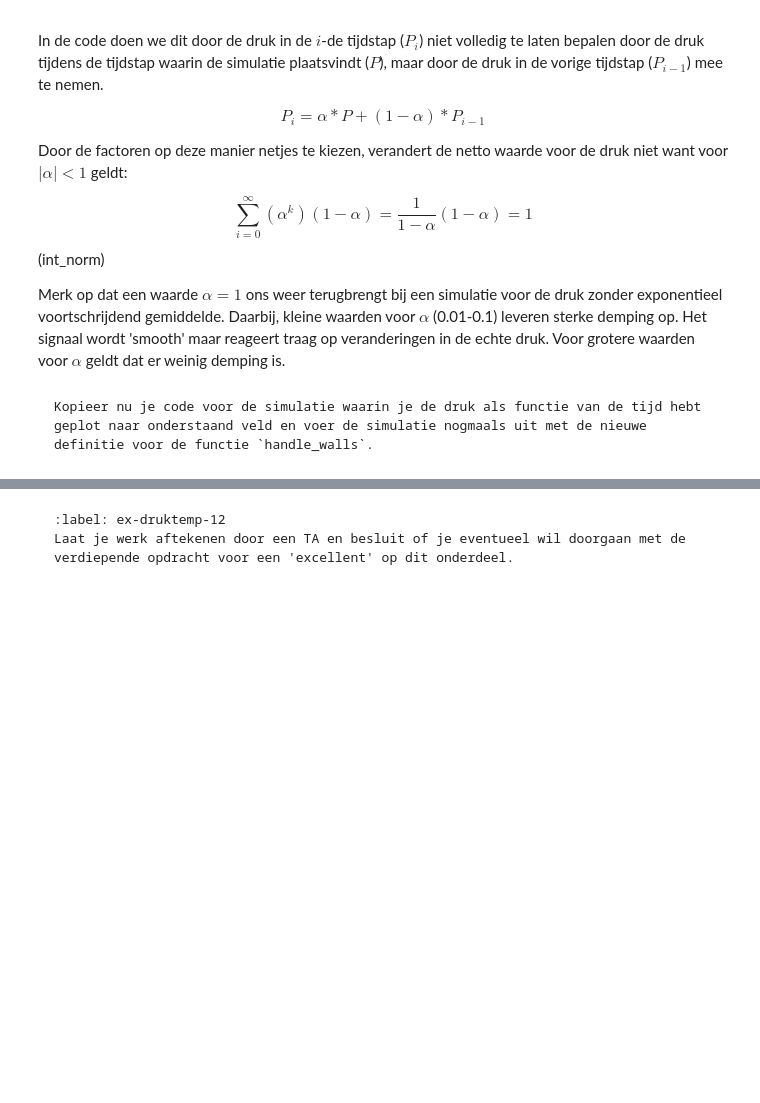
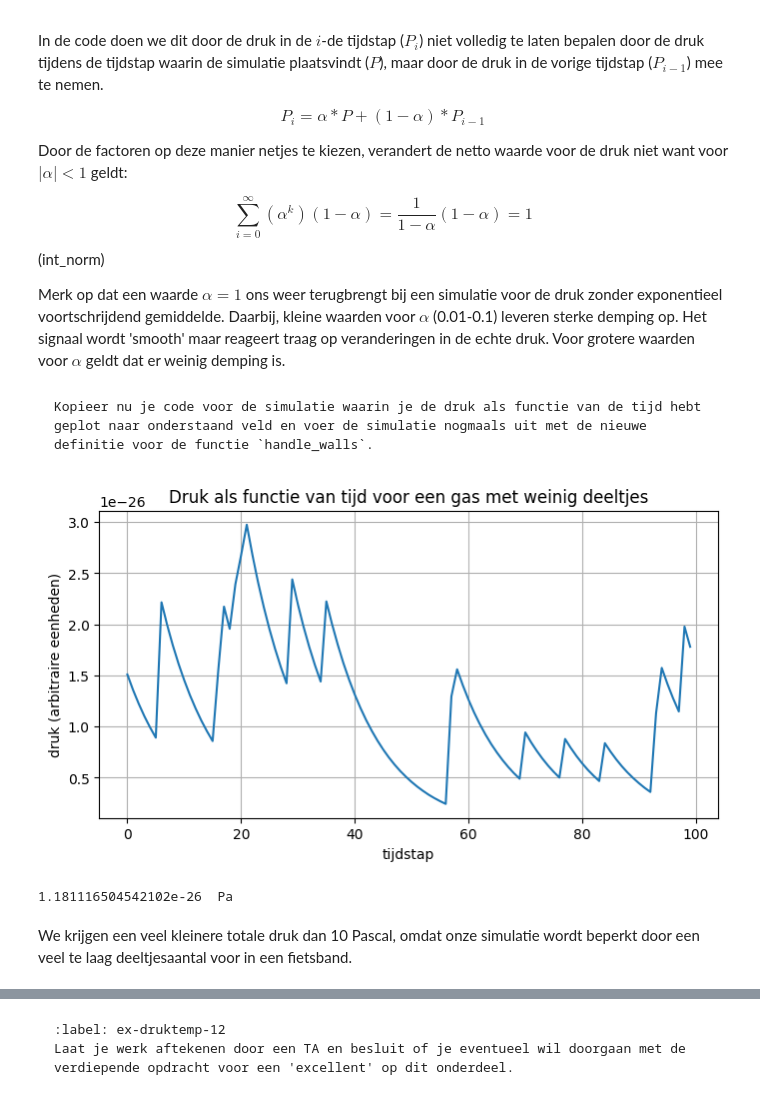
Before and after one commit to swerleman/IP2-Portfolio, a Jupyter notebook: Content/PySim/5_druktemp.ipynb, the cells around one changed output, grey strips where cells are left out. Cells and saved outputs as stored; diff of their text form; code cells hidden in the pictures; blank space fills up the shorter version.

````diff
--- a/Content/PySim/5_druktemp.ipynb
+++ b/Content/PySim/5_druktemp.ipynb
@@ -378,8 +423,39 @@ Kopieer nu je code voor de simulatie waarin je de druk als functie van de tijd h
 ```
 # %%
 # RUIMTE VOOR GEKOPIEERDE FUNCTIE
+# Geef je oplossing
 
 #your code/answer
+particles = []
+# print(handle_walls(particles))
+pressures = np.zeros(100, dtype=float)
+times = np.array(range(100))
+create_particles(particles)
+for t in times:
+    take_time_step(particles)
+    # vastleggen va
+    # n druk per tijdstap
+    #handle_walls(particles)
+    pressures[t] = pressure
+
+
+# plot resultaat
+plt.figure(figsize=(8,4))
+plt.plot(times, pressures)
+plt.xlabel("tijdstap")
+plt.ylabel("druk (arbitraire eenheden)")
+plt.title("Druk als functie van tijd voor een gas met weinig deeltjes")
+plt.grid(True)
+plt.show()
+# %% [output]
+[figure, added]
+# %%
+druk = np.mean(pressures)
+print(druk, " Pa")
+# %% [output]
+1.181116504542102e-26  Pa
+# %% [markdown]
+We krijgen een veel kleinere totale druk dan 10 Pascal, omdat onze simulatie wordt beperkt door een veel te laag deeltjesaantal voor in een fietsband.
 # %% [markdown]
 Met de middeling kan je beter zien wat de gemiddelde waarde voor de druk in dit systeem is. Als dit voor jouw simulatie lastig is kan je de factor `alpha` aanpassen in de functie 'handle_walls`, zodat je over een langere periode het gemiddelde neemt. Hou daarbij wel rekening met de eis in [bovenstaande formule](int_norm)
 
````
Also changed, not shown: parts of 14 cells of this notebook.
